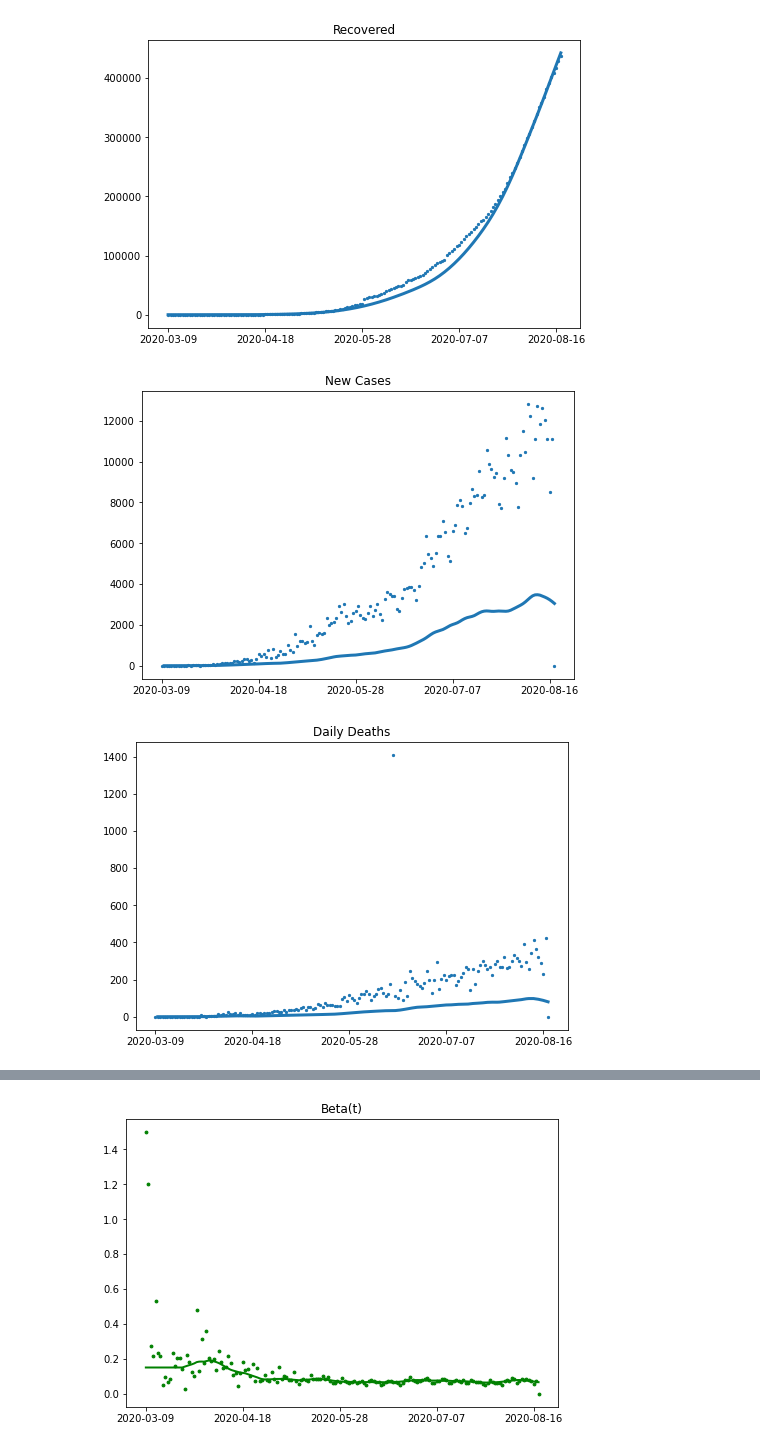
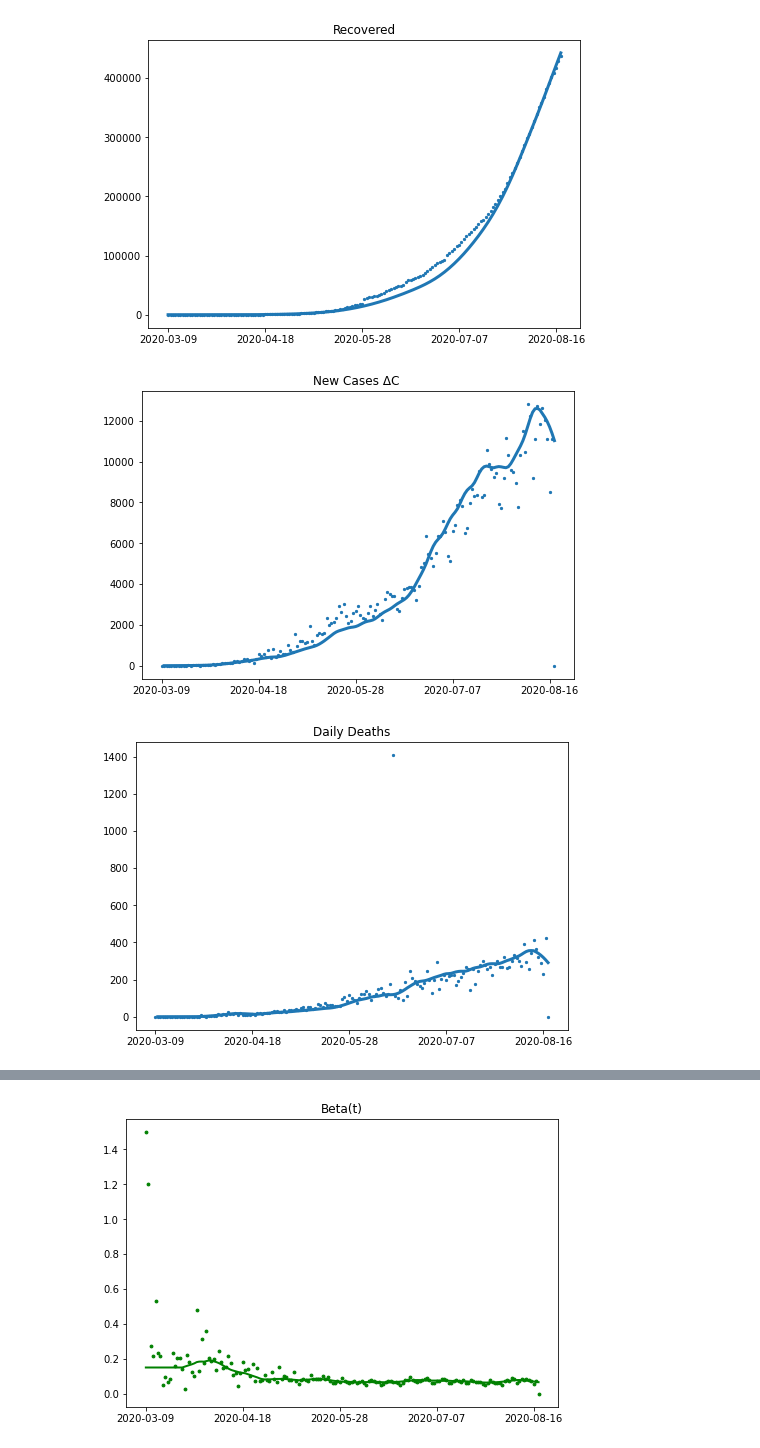
Before and after one commit to AditSoni/SIRD_Python_implementation, a Jupyter notebook: code.ipynb, the cells around one changed output, grey strips where cells are left out. Cells and saved outputs as stored; diff of their text form; code cells hidden in the pictures.

Commit message:
Updated code and added additional graphs

```diff
--- a/code.ipynb
+++ b/code.ipynb
@@ -67,28 +67,10 @@ make sure the column names exist and are typed correctly
 df_mh['Infected'] = df_mh['Confirmed'] - (df_mh["Recovered"] + df_mh['Deceased'])
 
 # delta recovered,delta Confirmed , Delta Dead calculation and addition to table
-# tolist() this function converts a dataframe or individual column  to a list
-confirmed = df_mh['Confirmed'].tolist()
-deceased = df_mh['Deceased'].tolist()
-recovered = df_mh['Recovered'].tolist()
-del_c = []
-del_d = []
-del_r = []
-for i in range(len(confirmed)):
-    if i == (len(confirmed)-1) : #last values in the table as we dont have data for next day
-        c = 0
-        d = 0
-        r = 0
-    else:
-        c = confirmed[i+1] - confirmed[i]
-        d = deceased[i+1] - deceased[i]
-        r = recovered[i+1] - recovered[i]
-    del_c.append(c)
-    del_d.append(d)
-    del_r.append(r)
-df_mh['Delta_C'] = del_c
-df_mh['Delta_D'] = del_d
-df_mh['Delta_R'] = del_r
+#diff() just subracts current - previous value and returns it
+df_mh['Delta_C'] = df_mh['Confirmed'].diff(-1) * -1
+df_mh['Delta_D'] = df_mh['Deceased'].diff(-1) * -1
+df_mh['Delta_R'] = df_mh["Recovered"].diff(-1) * -1
 
 # beta,gamma and delta Calculation
 df_mh['beta'] = (df_mh['Delta_C']/df_mh['Infected']) #*( N/(N-df_mh['Confirmed'])) #if more than 1%
@@ -193,7 +175,7 @@ df_smooth
 # the cases cross 100 at 2020-03-24 the index 15 in our table
 # before that all values are equal to the first smoothed estimate
 for i in range(-1,-16,-1):
-    df_smooth.loc[i] = [0.150157,-0.000259 ,0.000127]
+    df_smooth.loc[i] = [df_smooth['beta'][15],df_smooth['gamma'][15] ,df_smooth['delta'][15]]
 
 df_smooth.index = df_smooth.index + 15  # shifting index
 df_smooth = df_smooth.sort_index()
@@ -361,16 +355,16 @@ plt.show()
 # %%
 #New Cases deltaC
 fig = plt.figure()
 ax = fig.add_axes([0,0,1,1])
 
 ax.scatter(df_mh['Date'],df_mh['Delta_C'],s=5)
 ax.plot(df_mh['Date'],df_pred['Confirmed'].diff(),linewidth=3)
 ax.set_xticks([0,40,80,120,160])
-ax.set_title('New Cases')
+ax.set_title('New Cases ΔC ')
 #plt.savefig('New Cases.jpg',bbox_inches='tight') #uncomment if want to save the graph as image
 plt.show()
 # %% [output]
-[figure, old version]
+[figure, new version]
 # %%
 #Daily deaths delta_D
 fig = plt.figure()
@@ -383,7 +377,7 @@ ax.set_title('Daily Deaths')
 #plt.savefig('Daily Deaths.jpg',bbox_inches='tight') #uncomment if want to save the graph as image
 plt.show()
 # %% [output]
-[figure, old version]
+[figure, new version]
 # %%
 #Confirmed
 fig = plt.figure()
```
Also changed, not shown: parts of 12 cells of this notebook.
